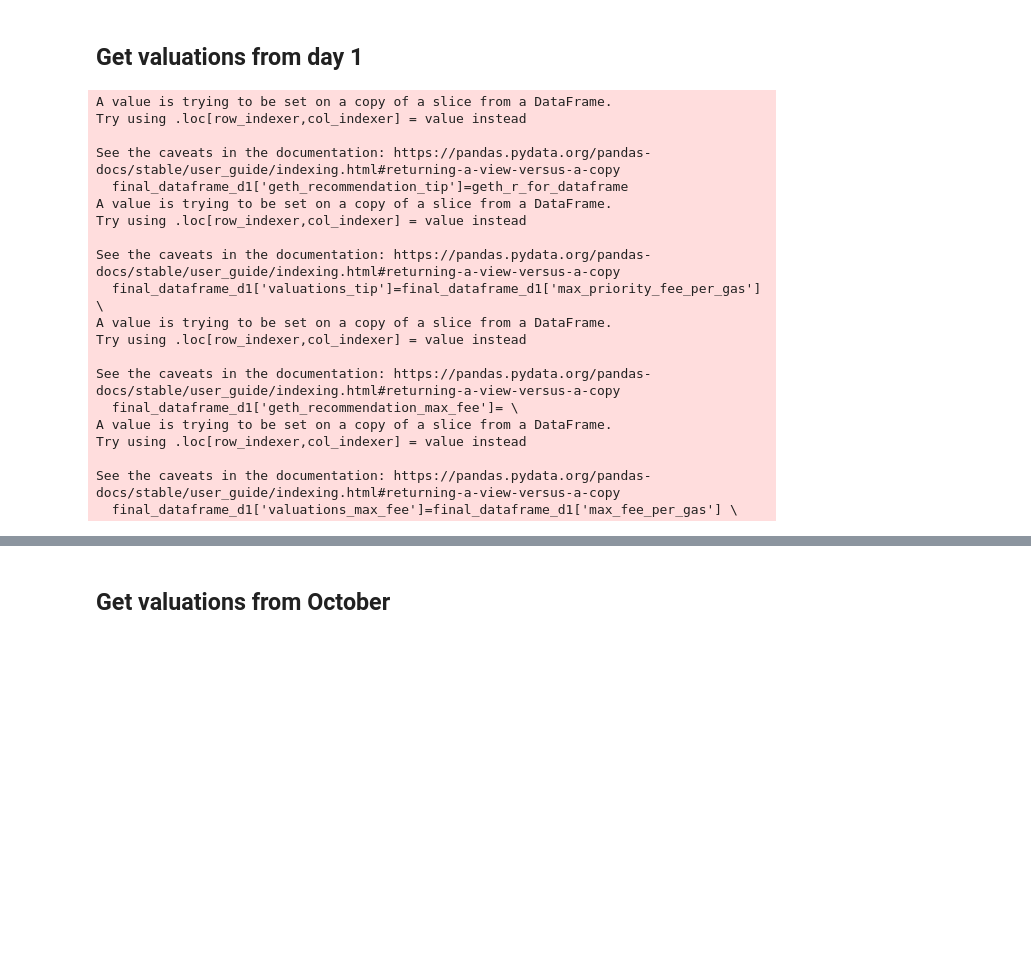
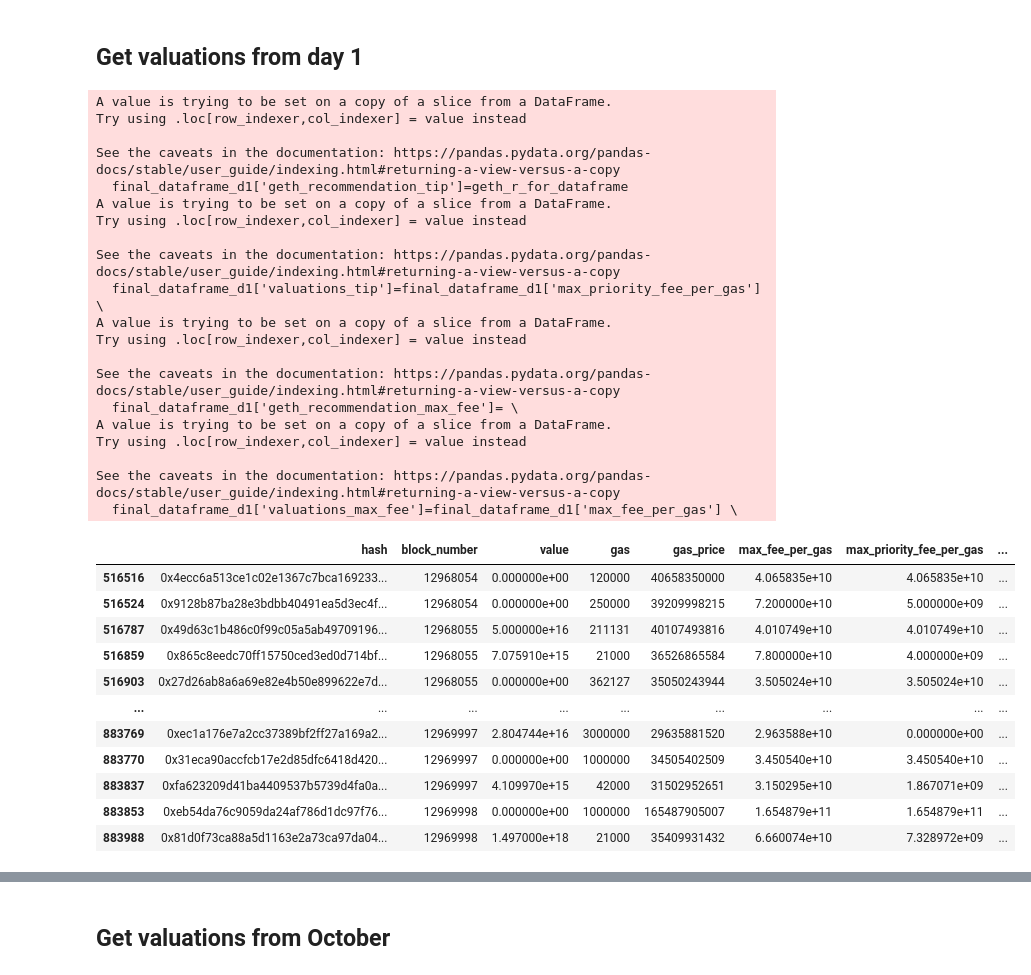
Before and after one commit to teohyikhaw/camcos, a Jupyter notebook: post_eip_valuations_pt2.ipynb, the cells around one changed output, grey strips where cells are left out. Drawn from its saved outputs; the diff is of its cells as text; code cells hidden in the pictures; blank space fills up the shorter version.

```diff
--- a/post_eip_valuations_pt2.ipynb
+++ b/post_eip_valuations_pt2.ipynb
@@ -187,31 +187,43 @@ final_dataframe_d1['valuations_tip']=final_dataframe_d1['max_priority_fee_per_ga
 final_dataframe_d1['geth_recommendation_max_fee']= \
 final_dataframe_d1['geth_recommendation_tip'] + \
 2 * final_dataframe_d1['base_fee']
 
 final_dataframe_d1['valuations_max_fee']=final_dataframe_d1['max_fee_per_gas'] \
 / final_dataframe_d1['geth_recommendation_max_fee']
 
 
 #display the results to the user
-display(final_dataframe_d1.hash.iloc[0])
+display(final_dataframe_d1)
 # %% [output]
 A value is trying to be set on a copy of a slice from a DataFrame.
 Try using .loc[row_indexer,col_indexer] = value instead
 
 See the caveats in the documentation: https://pandas.pydata.org/pandas-docs/stable/user_guide/indexing.html#returning-a-view-versus-a-copy
   final_dataframe_d1['geth_recommendation_tip']=geth_r_for_dataframe
 A value is trying to be set on a copy of a slice from a DataFrame.
 Try using .loc[row_indexer,col_indexer] = value instead
 
 See the caveats in the documentation: https://pandas.pydata.org/pandas-docs/stable/user_guide/indexing.html#returning-a-view-versus-a-copy
   final_dataframe_d1['valuations_tip']=final_dataframe_d1['max_priority_fee_per_gas']  \
 A value is trying to be set on a copy of a slice from a DataFrame.
 Try using .loc[row_indexer,col_indexer] = value instead
 
 See the caveats in the documentation: https://pandas.pydata.org/pandas-docs/stable/user_guide/indexing.html#returning-a-view-versus-a-copy
   final_dataframe_d1['geth_recommendation_max_fee']= \
 A value is trying to be set on a copy of a slice from a DataFrame.
 Try using .loc[row_indexer,col_indexer] = value instead
 
 See the caveats in the documentation: https://pandas.pydata.org/pandas-docs/stable/user_guide/indexing.html#returning-a-view-versus-a-copy
   final_dataframe_d1['valuations_max_fee']=final_dataframe_d1['max_fee_per_gas'] \
+|  | hash | block_number | value | gas | gas_price | max_fee_per_gas | max_priority_fee_per_gas | ... |
+| 516516 | 0x4ecc6a513ce1c02e1367c7bca169233... | 12968054 | 0.000000e+00 | 120000 | 40658350000 | 4.065835e+10 | 4.065835e+10 | ... |
+| 516524 | 0x9128b87ba28e3bdbb40491ea5d3ec4f... | 12968054 | 0.000000e+00 | 250000 | 39209998215 | 7.200000e+10 | 5.000000e+09 | ... |
+| 516787 | 0x49d63c1b486c0f99c05a5ab49709196... | 12968055 | 5.000000e+16 | 211131 | 40107493816 | 4.010749e+10 | 4.010749e+10 | ... |
+| 516859 | 0x865c8eedc70ff15750ced3ed0d714bf... | 12968055 | 7.075910e+15 | 21000 | 36526865584 | 7.800000e+10 | 4.000000e+09 | ... |
+| 516903 | 0x27d26ab8a6a69e82e4b50e899622e7d... | 12968055 | 0.000000e+00 | 362127 | 35050243944 | 3.505024e+10 | 3.505024e+10 | ... |
+| ... | ... | ... | ... | ... | ... | ... | ... | ... |
+| 883769 | 0xec1a176e7a2cc37389bf2ff27a169a2... | 12969997 | 2.804744e+16 | 3000000 | 29635881520 | 2.963588e+10 | 0.000000e+00 | ... |
+| 883770 | 0x31eca90accfcb17e2d85dfc6418d420... | 12969997 | 0.000000e+00 | 1000000 | 34505402509 | 3.450540e+10 | 3.450540e+10 | ... |
+| 883837 | 0xfa623209d41ba4409537b5739d4fa0a... | 12969997 | 4.109970e+15 | 42000 | 31502952651 | 3.150295e+10 | 1.867071e+09 | ... |
+| 883853 | 0xeb54da76c9059da24af786d1dc97f76... | 12969998 | 0.000000e+00 | 1000000 | 165487905007 | 1.654879e+11 | 1.654879e+11 | ... |
+| 883988 | 0x81d0f73ca88a5d1163e2a73ca97da04... | 12969998 | 1.497000e+18 | 21000 | 35409931432 | 6.660074e+10 | 7.328972e+09 | ... |
```
Also changed, not shown: parts of 10 cells of this notebook, 17 other files.
